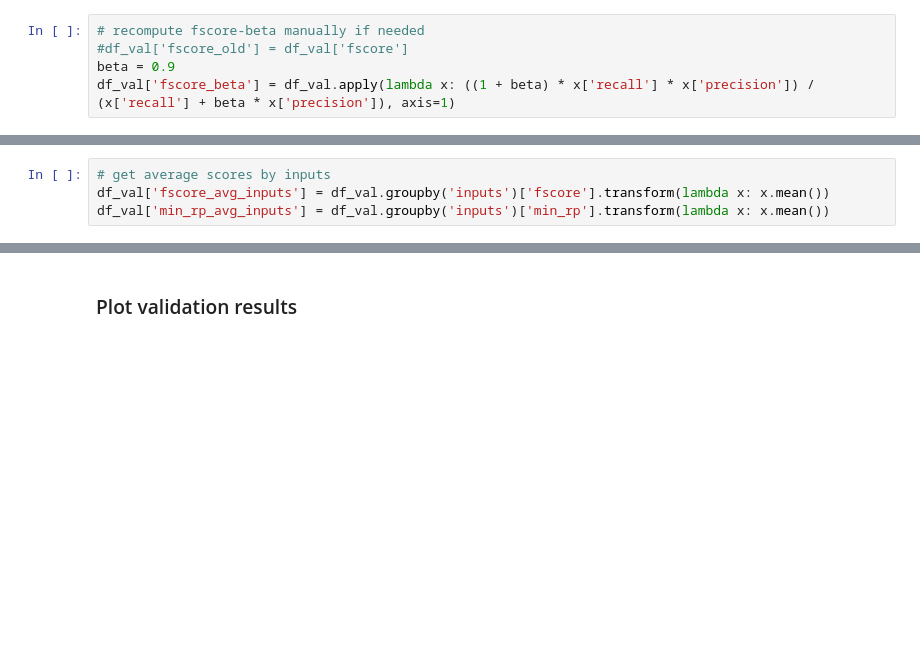
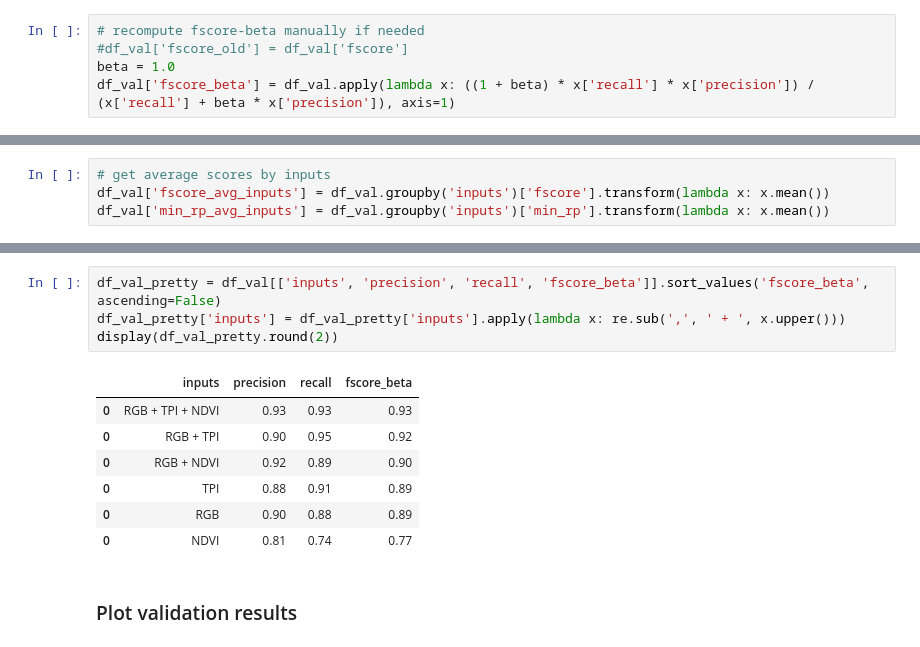
Before and after one commit to kearney-sp/cper_pdog, a Jupyter notebook: cnn_seg_validate_iter.ipynb, the cells around one changed output, grey strips where cells are left out. Saved outputs shown, nothing was run; the diff lists cells and outputs as text; blank space fills up the shorter version.

```diff
--- a/cnn_seg_validate_iter.ipynb
+++ b/cnn_seg_validate_iter.ipynb
@@ -42,7 +42,7 @@ df_val['n_inputs'] = df_val['inputs'].apply(lambda x: len(x.split(',')))
 # %%
 # recompute fscore-beta manually if needed
 #df_val['fscore_old'] = df_val['fscore']
-beta = 0.9
+beta = 1.0
 df_val['fscore_beta'] = df_val.apply(lambda x: ((1 + beta) * x['recall'] * x['precision']) / (x['recall'] + beta * x['precision']), axis=1)
 # %%
 # subset results to only rgb, dsm, ndvi
@@ -61,6 +61,18 @@ df_val.sort_values('fscore', ascending=False).head(20)
 | 0 | 0.809592 | 0.802736 | 0.994035 | 0.875135 | 0.913896 | 0.894096 | 0.838052 | 6 | 2.0 | ... |
 | 0 | 0.823436 | 0.800069 | 0.993367 | 0.899269 | 0.881844 | 0.890471 | 0.835417 | 12 | 2.0 | ... |
 | 0 | 0.963596 | 0.624707 | 0.987220 | 0.814190 | 0.738184 | 0.774326 | 0.636155 | 30 | 2.0 | ... |
+# %%
+df_val_pretty = df_val[['inputs', 'precision', 'recall', 'fscore_beta']].sort_values('fscore_beta', ascending=False)
+df_val_pretty['inputs'] = df_val_pretty['inputs'].apply(lambda x: re.sub(',', ' + ', x.upper()))
+display(df_val_pretty.round(2))
+# %% [output]
+|  | inputs | precision | recall | fscore_beta |
+| 0 | RGB + TPI + NDVI | 0.93 | 0.93 | 0.93 |
+| 0 | RGB + TPI | 0.90 | 0.95 | 0.92 |
+| 0 | RGB + NDVI | 0.92 | 0.89 | 0.90 |
+| 0 | TPI | 0.88 | 0.91 | 0.89 |
+| 0 | RGB | 0.90 | 0.88 | 0.89 |
+| 0 | NDVI | 0.81 | 0.74 | 0.77 |
 # %% [markdown]
 ### Plot validation results
 # %%
```
Also changed, not shown: parts of 1 cell of this notebook, 16 other files.
